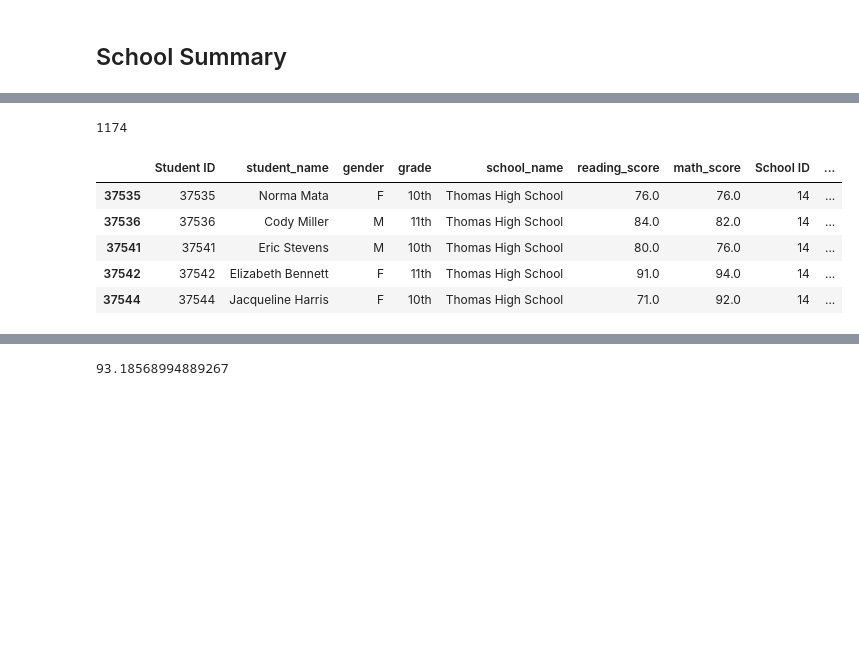
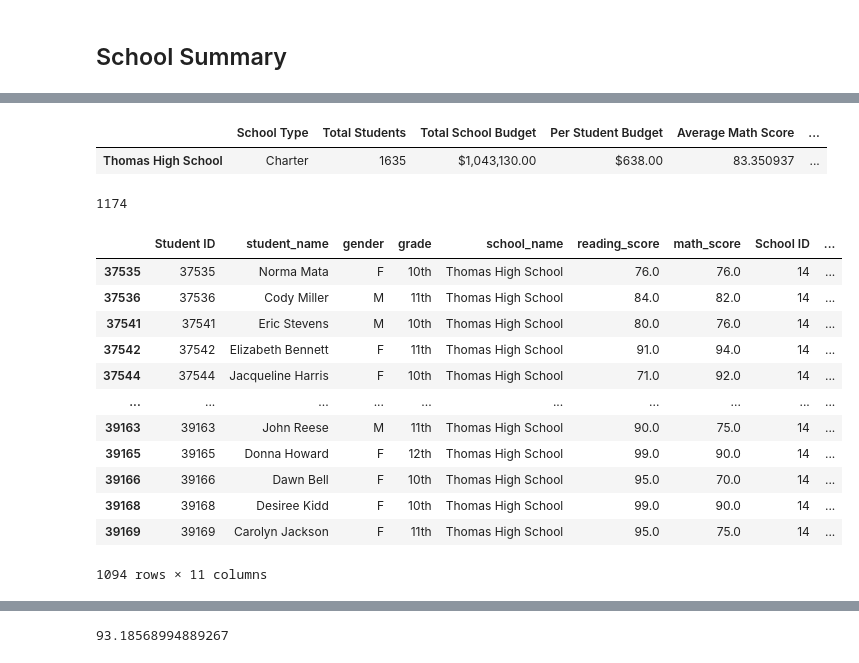
Before and after one commit to adampaseltiner/School_District_Analysis, a Jupyter notebook: PyCitySchools_Challenge.ipynb, the cells around one changed output, grey strips where cells are left out. Drawn from its saved outputs; the diff is of its cells as text; code cells hidden in the pictures; blank space fills up the shorter version.

```diff
--- a/PyCitySchools_Challenge.ipynb
+++ b/PyCitySchools_Challenge.ipynb
@@ -236,6 +235,12 @@ per_school_summary_df
 | Thomas High School | Charter | 1635 | $1,043,130.00 | $638.00 | 83.350937 | ... |
 | Wilson High School | Charter | 2283 | $1,319,574.00 | $578.00 | 83.274201 | ... |
 | Wright High School | Charter | 1800 | $1,049,400.00 | $583.00 | 83.682222 | ... |
+# %%
+# Display Thomas High School data frame
+per_school_summary_df.loc[["Thomas High School"]]
+# %% [output]
+|  | School Type | Total Students | Total School Budget | Per Student Budget | Average Math Score | ... |
+| Thomas High School | Charter | 1635 | $1,043,130.00 | $638.00 | 83.350937 | ... |
 # %%
 # Step 5.  Get the number of 10th-12th graders from Thomas High School (THS).
 grade_10 = school_data_complete_df.loc[(student_data_df["grade"] == "10th") & (student_data_df["school_name"] == "Thomas High School")].count()['Student ID']
@@ -249,14 +254,22 @@ grades_10_to_12
 # %%
 # Step 6. Get all the students passing math from THS
 passing_math = school_data_complete_df.loc[(school_data_complete_df["school_name"] == "Thomas High School") & (school_data_complete_df["math_score"] >= 70)]
 passing_math.head()
+passing_math
 # %% [output]
 |  | Student ID | student_name | gender | grade | school_name | reading_score | math_score | School ID | ... |
 | 37535 | 37535 | Norma Mata | F | 10th | Thomas High School | 76.0 | 76.0 | 14 | ... |
 | 37536 | 37536 | Cody Miller | M | 11th | Thomas High School | 84.0 | 82.0 | 14 | ... |
 | 37541 | 37541 | Eric Stevens | M | 10th | Thomas High School | 80.0 | 76.0 | 14 | ... |
 | 37542 | 37542 | Elizabeth Bennett | F | 11th | Thomas High School | 91.0 | 94.0 | 14 | ... |
 | 37544 | 37544 | Jacqueline Harris | F | 10th | Thomas High School | 71.0 | 92.0 | 14 | ... |
+| ... | ... | ... | ... | ... | ... | ... | ... | ... | ... |
+| 39163 | 39163 | John Reese | M | 11th | Thomas High School | 90.0 | 75.0 | 14 | ... |
+| 39165 | 39165 | Donna Howard | F | 12th | Thomas High School | 99.0 | 90.0 | 14 | ... |
+| 39166 | 39166 | Dawn Bell | F | 10th | Thomas High School | 95.0 | 70.0 | 14 | ... |
+| 39168 | 39168 | Desiree Kidd | F | 10th | Thomas High School | 99.0 | 90.0 | 14 | ... |
+| 39169 | 39169 | Carolyn Jackson | F | 11th | Thomas High School | 95.0 | 75.0 | 14 | ... |
+1094 rows × 11 columns
 # %%
 # Step 7. Get all the students passing reading from THS
 passing_reading = school_data_complete_df.loc[(school_data_complete_df["school_name"] == "Thomas High School") & (school_data_complete_df["reading_score"] >= 70)]
```
Also changed, not shown: parts of 126 cells of this notebook, 1 other file.
